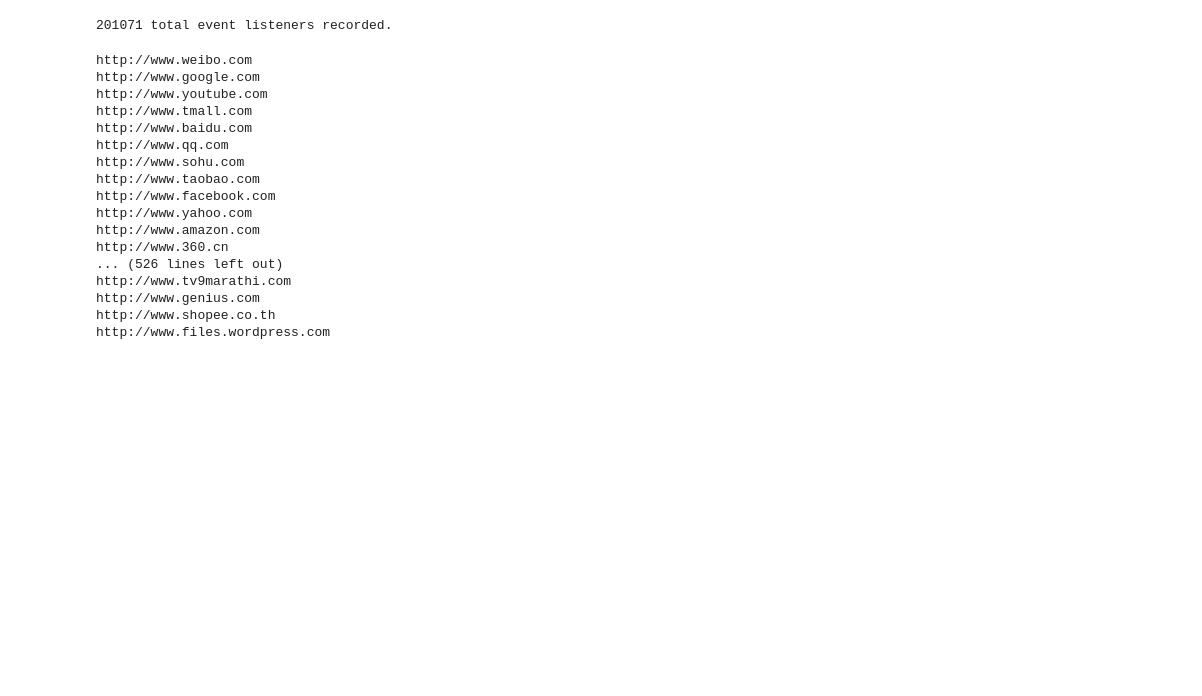
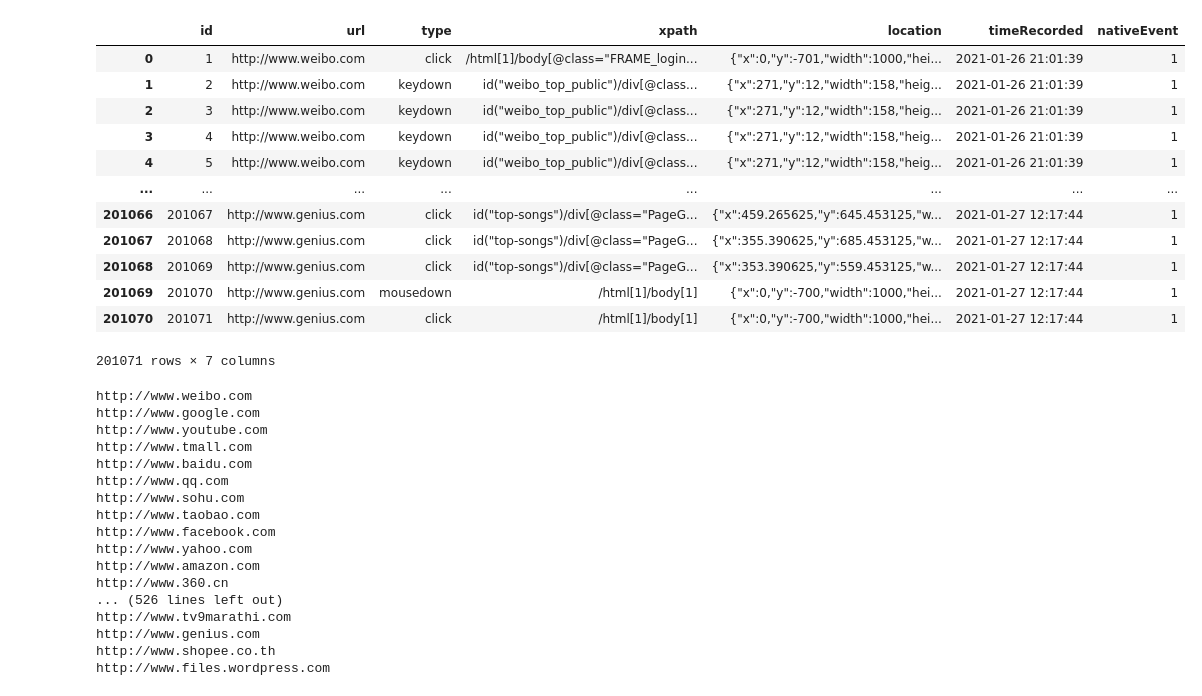
Before and after one commit to wenogk/interactivityResearchCode, a Jupyter notebook: analysis.ipynb, the cells around one changed output. Drawn from its saved outputs; the diff is of its cells as text; code cells hidden in the pictures; blank space fills up the shorter version.

```diff
--- a/analysis.ipynb
+++ b/analysis.ipynb
@@ -10,4 +5,16 @@ rows = cursorObj.fetchall()
-# %%
-print(len(rows), "total event listeners recorded.")
-# %% [output]
-201071 total event listeners recorded.
+# %%
+pd.read_sql_query("SELECT * FROM AlexaData", con)
+# %% [output]
+|  | id | url | type | xpath | location | timeRecorded | nativeEvent |
+| 0 | 1 | http://www.weibo.com | click | /html[1]/body[@class="FRAME_login... | {"x":0,"y":-701,"width":1000,"hei... | 2021-01-26 21:01:39 | 1 |
+| 1 | 2 | http://www.weibo.com | keydown | id("weibo_top_public")/div[@class... | {"x":271,"y":12,"width":158,"heig... | 2021-01-26 21:01:39 | 1 |
+| 2 | 3 | http://www.weibo.com | keydown | id("weibo_top_public")/div[@class... | {"x":271,"y":12,"width":158,"heig... | 2021-01-26 21:01:39 | 1 |
+| 3 | 4 | http://www.weibo.com | keydown | id("weibo_top_public")/div[@class... | {"x":271,"y":12,"width":158,"heig... | 2021-01-26 21:01:39 | 1 |
+| 4 | 5 | http://www.weibo.com | keydown | id("weibo_top_public")/div[@class... | {"x":271,"y":12,"width":158,"heig... | 2021-01-26 21:01:39 | 1 |
+| ... | ... | ... | ... | ... | ... | ... | ... |
+| 201066 | 201067 | http://www.genius.com | click | id("top-songs")/div[@class="PageG... | {"x":459.265625,"y":645.453125,"w... | 2021-01-27 12:17:44 | 1 |
+| 201067 | 201068 | http://www.genius.com | click | id("top-songs")/div[@class="PageG... | {"x":355.390625,"y":685.453125,"w... | 2021-01-27 12:17:44 | 1 |
+| 201068 | 201069 | http://www.genius.com | click | id("top-songs")/div[@class="PageG... | {"x":353.390625,"y":559.453125,"w... | 2021-01-27 12:17:44 | 1 |
+| 201069 | 201070 | http://www.genius.com | mousedown | /html[1]/body[1] | {"x":0,"y":-700,"width":1000,"hei... | 2021-01-27 12:17:44 | 1 |
+| 201070 | 201071 | http://www.genius.com | click | /html[1]/body[1] | {"x":0,"y":-700,"width":1000,"hei... | 2021-01-27 12:17:44 | 1 |
+201071 rows × 7 columns
```
Also changed, not shown: parts of 7 cells of this notebook.
